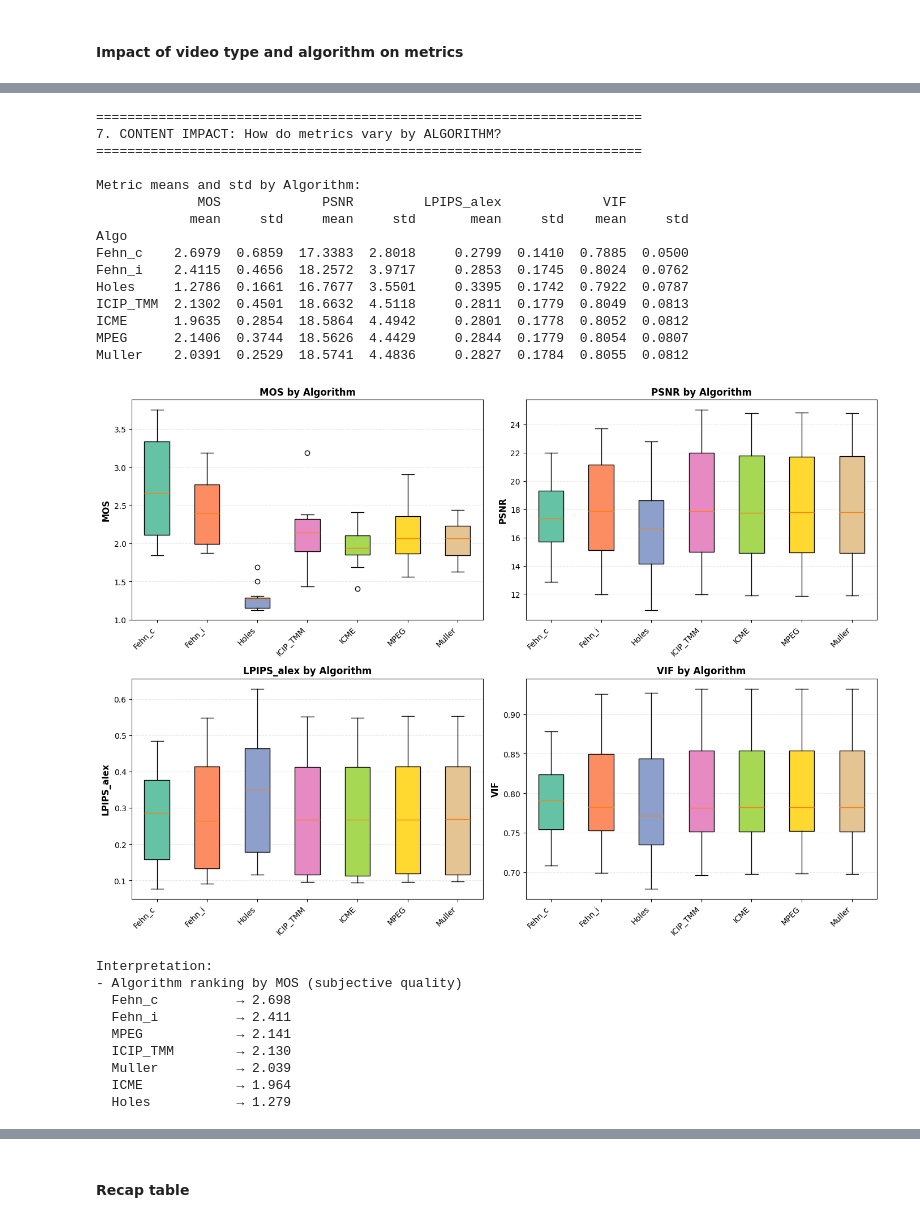
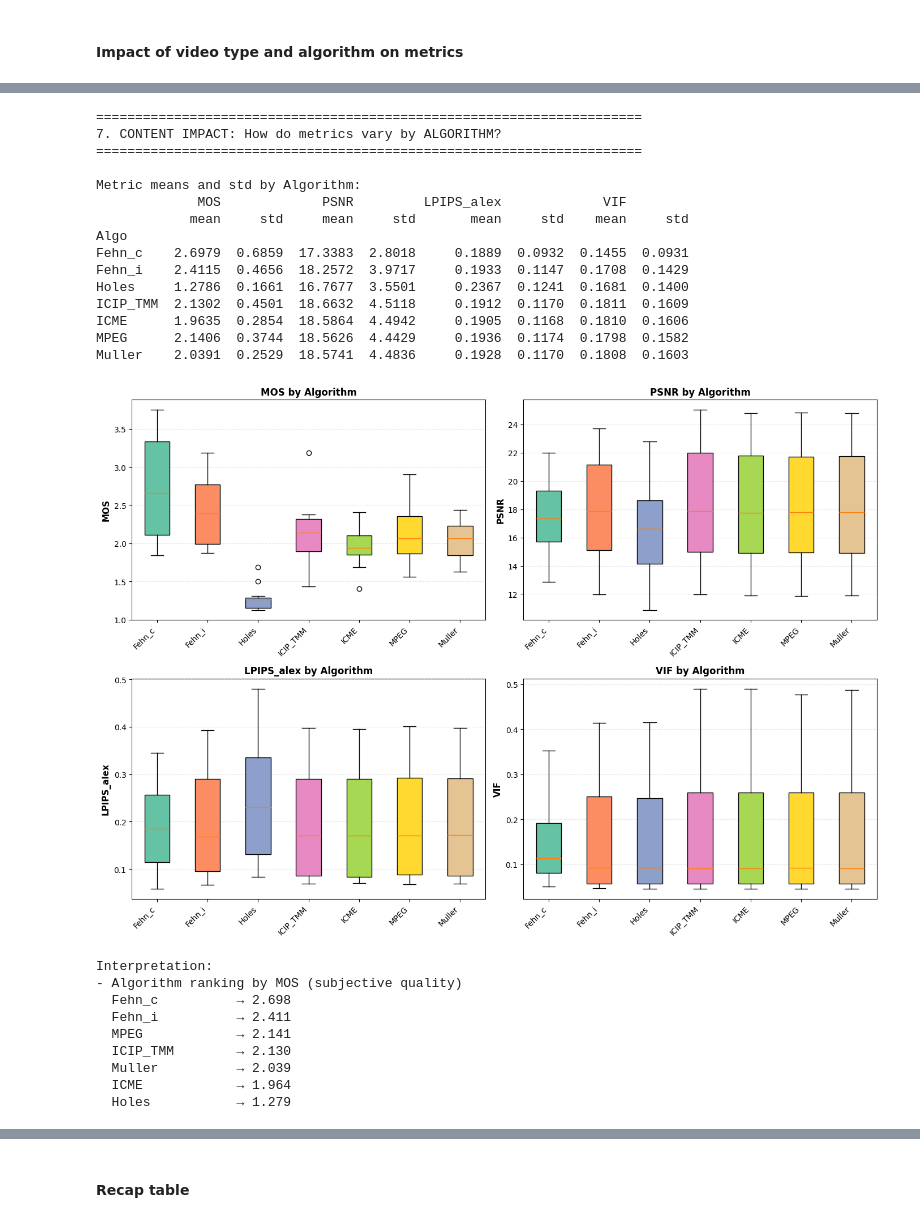
Before and after one commit to marrryzebwjq/Quality-of-Experience, a Jupyter notebook: project.ipynb, the cells around one changed output, grey strips where cells are left out. Drawn from its saved outputs; the diff is of its cells as text; code cells hidden in the pictures.

```diff
--- a/project.ipynb
+++ b/project.ipynb
@@ -480,12 +471,17 @@ def video_psnr(path_ref, path_dis, use_y_channel=True):
         if use_y_channel:
             f_ref = cv.cvtColor(f_ref, cv.COLOR_BGR2YUV)[:,:,0]
             f_dis = cv.cvtColor(f_dis, cv.COLOR_BGR2YUV)[:,:,0]
+            # For Y channel (luma), typical range is [16, 235] in ITU-R BT.601
+            # Using 235 - 16 = 219 as data_range is more accurate, but 255 is standard
+            data_range = 255.0
+        else:
+            # For RGB/BGR, use full 8-bit range
+            data_range = 255.0
 
         f_ref = f_ref.astype(np.float32)
         f_dis = f_dis.astype(np.float32)
 
-        dr = f_dis.max() - f_dis.min() if use_y_channel else 255.0
-        scores.append(psnr(f_ref, f_dis, data_range=dr))
+        scores.append(psnr(f_ref, f_dis, data_range=data_range))
 
     cap_ref.release()
     cap_dis.release()
@@ -498,6 +494,8 @@ def video_lpips(path_ref, path_dis, device='cpu', frame_sample_rate=10):
     - path_dis: distorted video path
     - device: 'cpu' or 'cuda' (auto-switches to GPU if available and device='cpu')
     - frame_sample_rate: process every Nth frame (default 10)
+
+    LPIPS expects input in range [-1, 1] (normalized from [0, 255])
     Returns the average LPIPS distance across sampled frames (float).
     """
     # Auto-select GPU when available
@@ -527,7 +525,10 @@ def video_lpips(path_ref, path_dis, device='cpu', frame_sample_rate=10):
         f_ref = cv.cvtColor(f_ref, cv.COLOR_BGR2RGB)
         f_dis = cv.cvtColor(f_dis, cv.COLOR_BGR2RGB)
 
-        # Normalize to [-1, 1]
+        # Normalize from [0, 255] to [-1, 1]
+        # Standard formula: (x / 255.0) * 2 - 1, or equivalently (x / 127.5) - 1
+        f_ref = f_ref.astype(np.float32)
+        f_dis = f_dis.astype(np.float32)
         f_ref_normalized = (f_ref / 127.5) - 1.0
         f_dis_normalized = (f_dis / 127.5) - 1.0
 
@@ -542,12 +543,6 @@ def video_lpips(path_ref, path_dis, device='cpu', frame_sample_rate=10):
     cap_dis.release()
     return float(np.mean(scores)) if scores else None
 
-
-def image_vif(path_ref, path_dis):
-
-    img_ref = cv.imread(path_ref).astype(np.float32)
-    img_dist = cv.imread(path_dis).astype(np.float32)
-    return vif(img_ref, img_dist)
 
 def video_vif(path_ref, path_dis, frame_sample_rate=10):
     """
@@ -764,7 +865,7 @@ for idx, metric in enumerate(metrics_to_plot):
     video_ids = sorted(df_metrics['Video_ID'].unique())
     data_by_type = [df_metrics[df_metrics['Video_ID'] == vid][metric].values for vid in video_ids]
 
-    bp = ax.boxplot(data_by_type, labels=video_ids, patch_artist=True)
+    bp = ax.boxplot(data_by_type, tick_labels=video_ids, patch_artist=True)
     for patch in bp['boxes']:
         patch.set_facecolor('lightblue')
 
@@ -801,7 +902,6 @@ Interpretation:
 - If metrics differ significantly by video type, content characteristics matter
 - If metrics are consistent across types, they are content-robust
 # %%
-### 7. Content Impact Analysis: Metrics by Algorithm
 print("\n" + "="*70)
 print("7. CONTENT IMPACT: How do metrics vary by ALGORITHM?")
 print("="*70)
@@ -820,42 +920,42 @@ for idx, metric in enumerate(metrics_to_plot):
     ax = axes[idx // 2, idx % 2]
 
     algos = sorted(df_metrics['Algo'].unique())
     data_by_algo = [df_metrics[df_metrics['Algo'] == algo][metric].values for algo in algos]
 
-    bp = ax.boxplot(data_by_algo, labels=algos, patch_artist=True)
+    bp = ax.boxplot(data_by_algo, tick_labels=algos, patch_artist=True)
     for patch, color in zip(bp['boxes'], colors):
         patch.set_facecolor(color)
 
     ax.set_ylabel(metric, fontsize=11, fontweight='bold')
     ax.set_title(f'{metric} by Algorithm', fontsize=12, fontweight='bold')
     ax.set_xticklabels(algos, rotation=45, ha='right')
     ax.grid(axis='y', alpha=0.3, linestyle='--')
 
 plt.tight_layout()
 plt.show()
 
 print("\nInterpretation:")
 print("- Algorithm ranking by MOS (subjective quality)")
 for algo in sorted(df_metrics.groupby('Algo')['MOS'].mean().sort_values(ascending=False).index, key=lambda x: df_metrics[df_metrics['Algo'] == x]['MOS'].mean(), reverse=True):
     mean_mos = df_metrics[df_metrics['Algo'] == algo]['MOS'].mean()
     print(f"  {algo:15} → {mean_mos:.3f}")
 # %% [output]
 ======================================================================
 7. CONTENT IMPACT: How do metrics vary by ALGORITHM?
 ======================================================================
 
 Metric means and std by Algorithm:
              MOS             PSNR         LPIPS_alex             VIF
             mean     std     mean     std       mean     std    mean     std
 Algo
-Fehn_c    2.6979  0.6859  17.3383  2.8018     0.2799  0.1410  0.7885  0.0500
-Fehn_i    2.4115  0.4656  18.2572  3.9717     0.2853  0.1745  0.8024  0.0762
-Holes     1.2786  0.1661  16.7677  3.5501     0.3395  0.1742  0.7922  0.0787
-ICIP_TMM  2.1302  0.4501  18.6632  4.5118     0.2811  0.1779  0.8049  0.0813
-ICME      1.9635  0.2854  18.5864  4.4942     0.2801  0.1778  0.8052  0.0812
-MPEG      2.1406  0.3744  18.5626  4.4429     0.2844  0.1779  0.8054  0.0807
-Muller    2.0391  0.2529  18.5741  4.4836     0.2827  0.1784  0.8055  0.0812
+Fehn_c    2.6979  0.6859  17.3383  2.8018     0.1889  0.0932  0.1455  0.0931
+Fehn_i    2.4115  0.4656  18.2572  3.9717     0.1933  0.1147  0.1708  0.1429
+Holes     1.2786  0.1661  16.7677  3.5501     0.2367  0.1241  0.1681  0.1400
+ICIP_TMM  2.1302  0.4501  18.6632  4.5118     0.1912  0.1170  0.1811  0.1609
+ICME      1.9635  0.2854  18.5864  4.4942     0.1905  0.1168  0.1810  0.1606
+MPEG      2.1406  0.3744  18.5626  4.4429     0.1936  0.1174  0.1798  0.1582
+Muller    2.0391  0.2529  18.5741  4.4836     0.1928  0.1170  0.1808  0.1603
-[figure, old version]
+[figure, new version]
 Interpretation:
 - Algorithm ranking by MOS (subjective quality)
   Fehn_c          → 2.698
```
Also changed, not shown: parts of 11 cells of this notebook, 1 other file.
